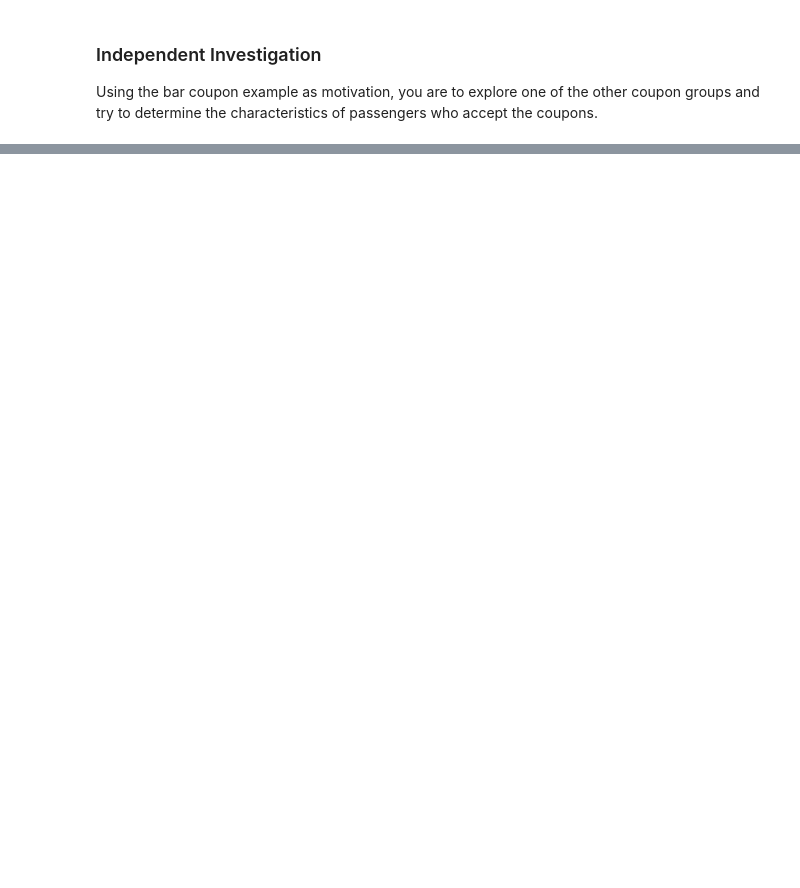
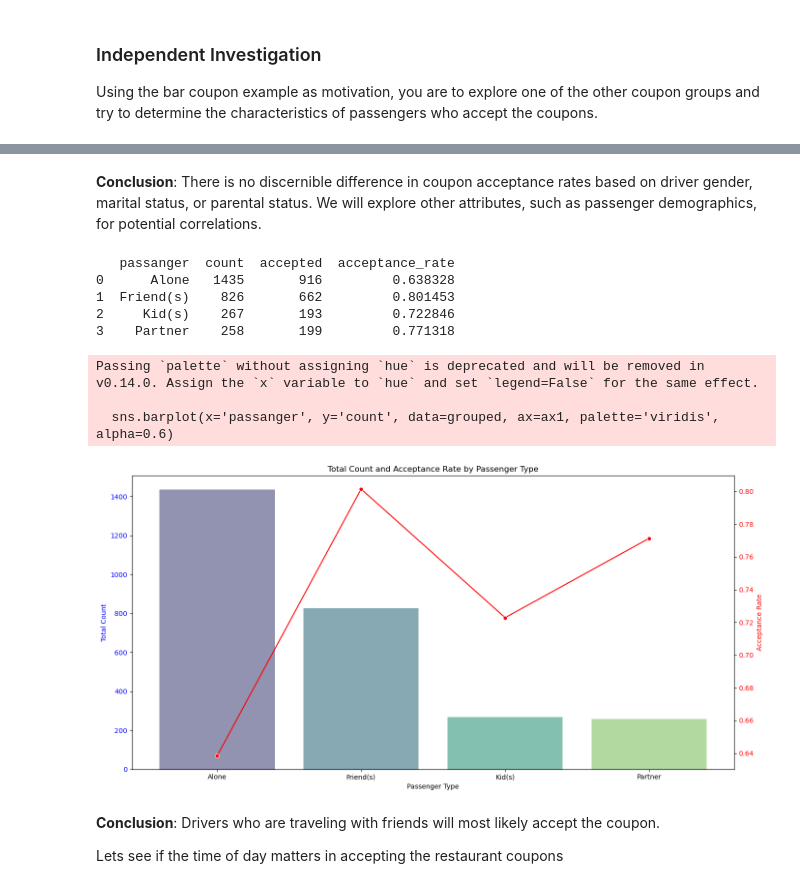
Before and after one commit to RSellathurai/MLAI-MOD5-PAA-01, a Jupyter notebook: prompt.ipynb, the cells around one changed output, grey strips where cells are left out. Drawn from its saved outputs; the diff is of its cells as text; code cells hidden in the pictures; blank space fills up the shorter version.

Commit message:
Add addition viz of user attributes

```diff
--- a/prompt.ipynb
+++ b/prompt.ipynb
@@ -173,0 +448,3 @@ Using the bar coupon example as motivation, you are to explore one of the other
+# %%
+# Lets get the drivers who accepted the Restaurant coupons
+restaurant_coupons = data[data['coupon'] == 'Restaurant(<20)']
@@ -173,0 +548,48 @@ Using the bar coupon example as motivation, you are to explore one of the other
+# %% [markdown]
+**Conclusion**: There is no discernible difference in coupon acceptance rates based on driver gender, marital status, or parental status. We will explore other attributes, such as passenger demographics, for potential correlations.
+# %%
+# Group the driver by passanger and calculate the acceptance ratio for each group
+grouped = restaurant_coupons.groupby('passanger').agg(
+    count=('Y', 'size'),
+    accepted=('Y', 'sum'),
+    acceptance_rate=('Y', 'mean')
+).reset_index()
+
+print(grouped)
+
+data.replace([np.inf, -np.inf], np.nan, inplace=True)
+# Plot the grouped data
+fig, ax1 = plt.subplots(figsize=(14, 7))
+
+# Bar plot for count
+sns.barplot(x='passanger', y='count', data=grouped, ax=ax1, palette='viridis', alpha=0.6)
+ax1.set_ylabel('Total Count', color='b')
+ax1.tick_params(axis='y', labelcolor='b')
+
+# Create a second y-axis to plot the acceptance rate
+ax2 = ax1.twinx()
+sns.lineplot(x='passanger', y='acceptance_rate', data=grouped, ax=ax2, color='r', marker='o')
+ax2.set_ylabel('Acceptance Rate', color='r')
+ax2.tick_params(axis='y', labelcolor='r')
+
+# Set the title and labels
+plt.title('Total Count and Acceptance Rate by Passenger Type')
+ax1.set_xlabel('Passenger Type')
+
+# Show the plot
+plt.tight_layout()
+plt.show()
+# %% [output]
+   passanger  count  accepted  acceptance_rate
+0      Alone   1435       916         0.638328
+1  Friend(s)    826       662         0.801453
+2     Kid(s)    267       193         0.722846
+3    Partner    258       199         0.771318
+Passing `palette` without assigning `hue` is deprecated and will be removed in v0.14.0. Assign the `x` variable to `hue` and set `legend=False` for the same effect.
+
+  sns.barplot(x='passanger', y='count', data=grouped, ax=ax1, palette='viridis', alpha=0.6)
+[figure, added]
+# %% [markdown]
+**Conclusion**: Drivers who are traveling with friends will most likely accept the coupon.
+
+Lets see if the time of day matters in accepting the restaurant coupons
```
Also changed, not shown: parts of 50 cells of this notebook.
